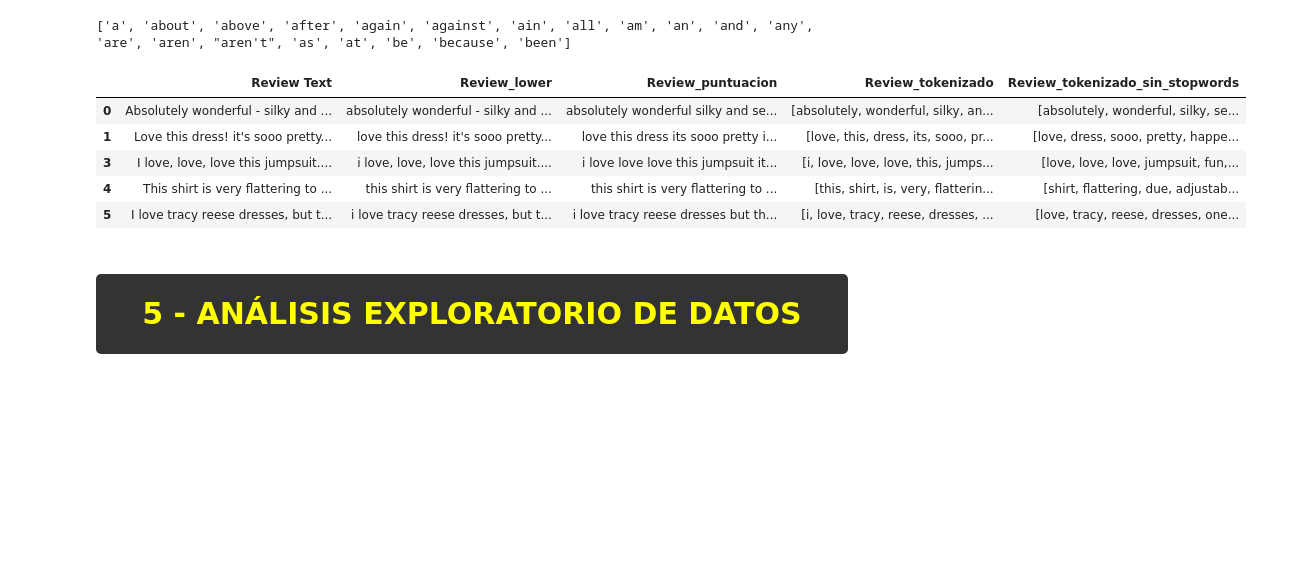
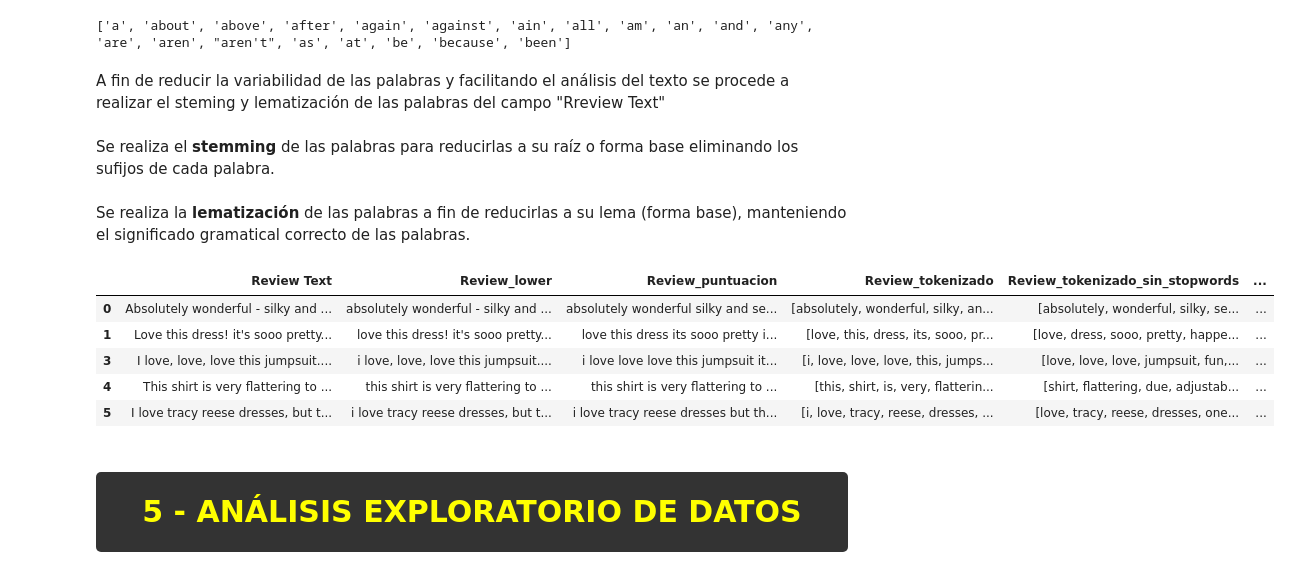
Before and after one commit to eugeinga/CODER-DataScienceIII, a Jupyter notebook: proyecto_final_ingaramo.ipynb, the cells around one changed output. Drawn from its saved outputs; the diff is of its cells as text; code cells hidden in the pictures; blank space fills up the shorter version.

```diff
--- a/proyecto_final_ingaramo.ipynb
+++ b/proyecto_final_ingaramo.ipynb
@@ -362,17 +364,29 @@ stop_words = set(stopwords.words('english'))  # Se crea una lista de stopwords e
 
 # Se define una función lamda para eliminar stopwords en cada fila de la columna 'Review_tokenizado'
 df['Review_tokenizado_sin_stopwords'] = df['Review_tokenizado'].apply(lambda tokens: [word for word in tokens if word not in stop_words])
+# %% [markdown]
+A fin de reducir la variabilidad de las palabras y facilitando el análisis del texto se procede a realizar el steming y lematización de las palabras del campo "Rreview Text"
+# %% [markdown]
+Se realiza el **stemming** de las palabras para reducirlas a su raíz o forma base eliminando los sufijos de cada palabra.
+# %%
+stemmer = PorterStemmer()   # Se inicializa el stemmer
+df['Review_stemming'] = df['Review_tokenizado_sin_stopwords'].apply(lambda tokens: [stemmer.stem(token) for token in tokens])  # Se aplica stemming a la columna 'Review_tokenizado_sin_stopwords'
+# %% [markdown]
+Se realiza la **lematización** de las palabras a fin de reducirlas a su lema (forma base), manteniendo el significado gramatical correcto de las palabras.
+# %%
+lemmatizer = WordNetLemmatizer()  # Se inicializa el lematizador
+df['Review_lematizacion'] = df['Review_tokenizado_sin_stopwords'].apply(lambda tokens: [lemmatizer.lemmatize(token) for token in tokens]) # Se aplica la lematización a la columna 'Review_tokenizado_sin_stopwords'
 # %%
 pd.set_option('display.max_colwidth', None) # Para configurar pandas para mostrar el contenido completo de las columnas
-df[["Review Text", "Review_lower", "Review_puntuacion", "Review_tokenizado", "Review_tokenizado_sin_stopwords"]].head(5)
+df[["Review Text", "Review_lower", "Review_puntuacion", "Review_tokenizado", "Review_tokenizado_sin_stopwords", "Review_stemming", "Review_lematizacion"]].head(5)
 #pd.reset_option('display.max_colwidth')     # Restaura la configuración predeterminada de pandas para el ancho de las columnas
 # %% [output]
-|  | Review Text | Review_lower | Review_puntuacion | Review_tokenizado | Review_tokenizado_sin_stopwords |
-| 0 | Absolutely wonderful - silky and ... | absolutely wonderful - silky and ... | absolutely wonderful silky and se... | [absolutely, wonderful, silky, an... | [absolutely, wonderful, silky, se... |
-| 1 | Love this dress! it's sooo pretty... | love this dress! it's sooo pretty... | love this dress its sooo pretty i... | [love, this, dress, its, sooo, pr... | [love, dress, sooo, pretty, happe... |
-| 3 | I love, love, love this jumpsuit.... | i love, love, love this jumpsuit.... | i love love love this jumpsuit it... | [i, love, love, love, this, jumps... | [love, love, love, jumpsuit, fun,... |
-| 4 | This shirt is very flattering to ... | this shirt is very flattering to ... | this shirt is very flattering to ... | [this, shirt, is, very, flatterin... | [shirt, flattering, due, adjustab... |
-| 5 | I love tracy reese dresses, but t... | i love tracy reese dresses, but t... | i love tracy reese dresses but th... | [i, love, tracy, reese, dresses, ... | [love, tracy, reese, dresses, one... |
+|  | Review Text | Review_lower | Review_puntuacion | Review_tokenizado | Review_tokenizado_sin_stopwords | ... |
+| 0 | Absolutely wonderful - silky and ... | absolutely wonderful - silky and ... | absolutely wonderful silky and se... | [absolutely, wonderful, silky, an... | [absolutely, wonderful, silky, se... | ... |
+| 1 | Love this dress! it's sooo pretty... | love this dress! it's sooo pretty... | love this dress its sooo pretty i... | [love, this, dress, its, sooo, pr... | [love, dress, sooo, pretty, happe... | ... |
+| 3 | I love, love, love this jumpsuit.... | i love, love, love this jumpsuit.... | i love love love this jumpsuit it... | [i, love, love, love, this, jumps... | [love, love, love, jumpsuit, fun,... | ... |
+| 4 | This shirt is very flattering to ... | this shirt is very flattering to ... | this shirt is very flattering to ... | [this, shirt, is, very, flatterin... | [shirt, flattering, due, adjustab... | ... |
+| 5 | I love tracy reese dresses, but t... | i love tracy reese dresses, but t... | i love tracy reese dresses but th... | [i, love, tracy, reese, dresses, ... | [love, tracy, reese, dresses, one... | ... |
 # %% [markdown]
 <a id="1"></a>
 # <div style="padding:20px;color:yellow;margin:0;font-size:30px;font-family:Verdana;text-align:center;display:fill;border-radius:5px;background-color:#333333;overflow:hidden"><b>5 - ANÁLISIS EXPLORATORIO DE DATOS </b></div>
```
Also changed, not shown: parts of 2 cells of this notebook.
